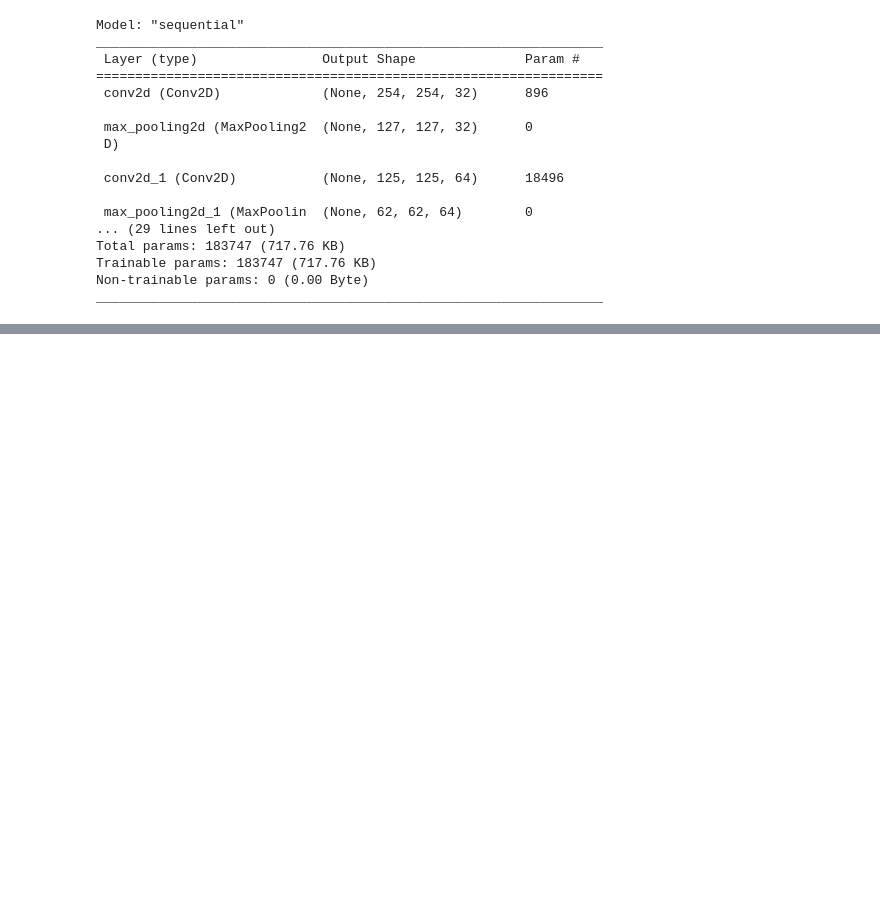
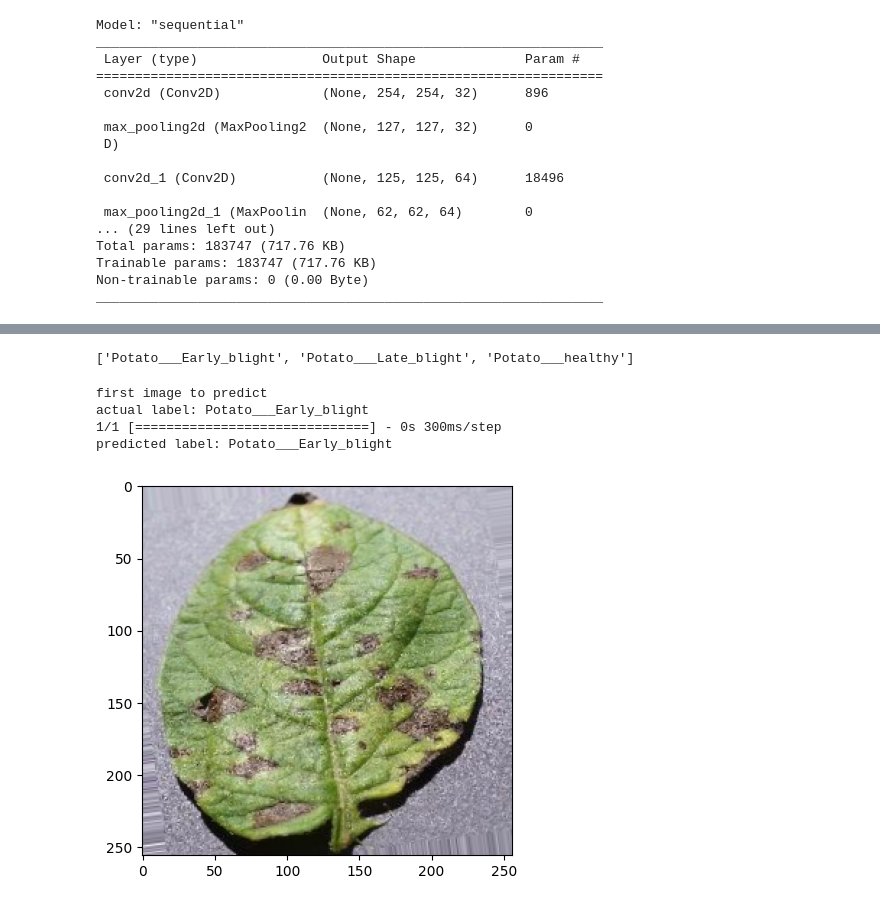
Before and after one commit to tanus786/Potato-disease-detection, a Jupyter notebook: training/Model_training2.ipynb, the cells around one changed output, grey strips where cells are left out. Cells and saved outputs as stored; diff of their text form; code cells hidden in the pictures; blank space fills up the shorter version.

```diff
--- a/training/Model_training2.ipynb
+++ b/training/Model_training2.ipynb
@@ -106,7 +106,7 @@ model.compile(
 # %%
 history = model.fit(
     train_generator,
-    steps_per_epoch=47,
+    steps_per_epoch=54,
     batch_size=32,
     validation_data=validation_generator,
     validation_steps=6,
@@ -161,19 +187,28 @@ plt.show()
+# %%
+class_names = list(train_generator.class_indices.keys())
+class_names
+# %% [output]
+['Potato___Early_blight', 'Potato___Late_blight', 'Potato___healthy']
 # %%
 import numpy as np
-
-
-for image_batch, label_batch in test_generator:
+for image_batch, labels_batch in test_generator:
     first_image = image_batch[0]
     first_label = int(labels_batch[0])
 
     print("first image to predict")
     plt.imshow(first_image)
     print("actual label:",class_names[first_label])
 
-    batch_prediction = model.predict(images_batch)
+    batch_prediction = model.predict(image_batch)
     print("predicted label:",class_names[np.argmax(batch_prediction[0])])
 
     break
+# %% [output]
+first image to predict
+actual label: Potato___Early_blight
+1/1 [==============================] - 0s 300ms/step
+predicted label: Potato___Early_blight
+[figure, added]
 # %%
 def predict(model, img):
     img_array = tf.keras.preprocessing.image.img_to_array(images[i])
```
Also changed, not shown: parts of 6 cells of this notebook, 2 other files.
